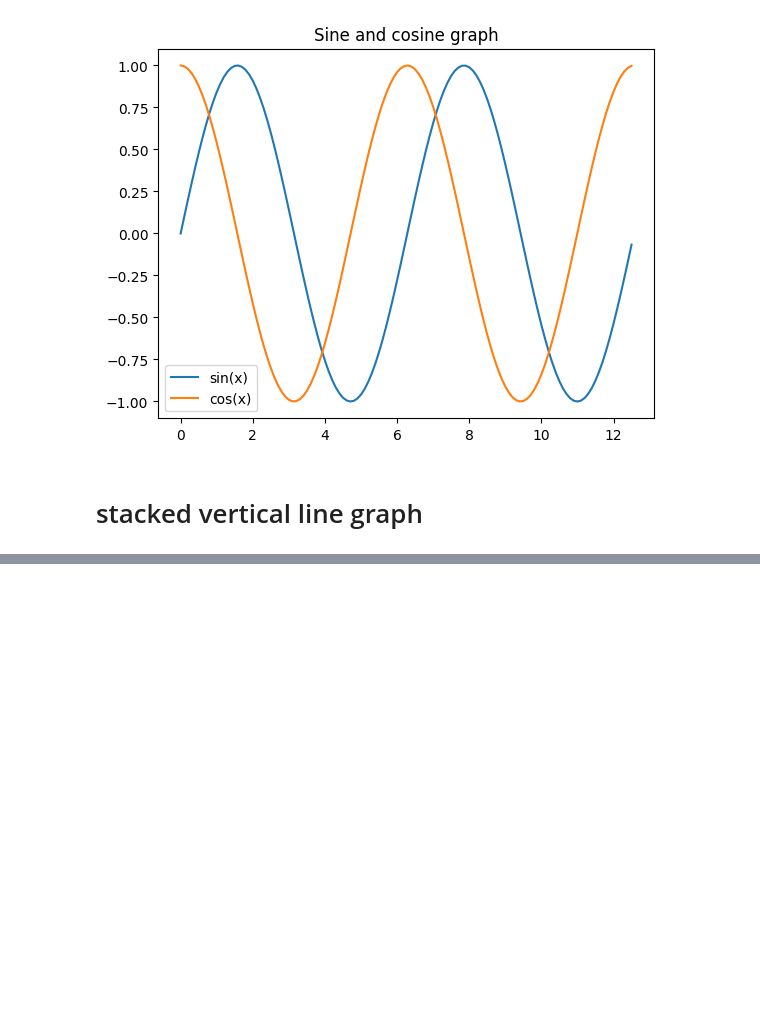
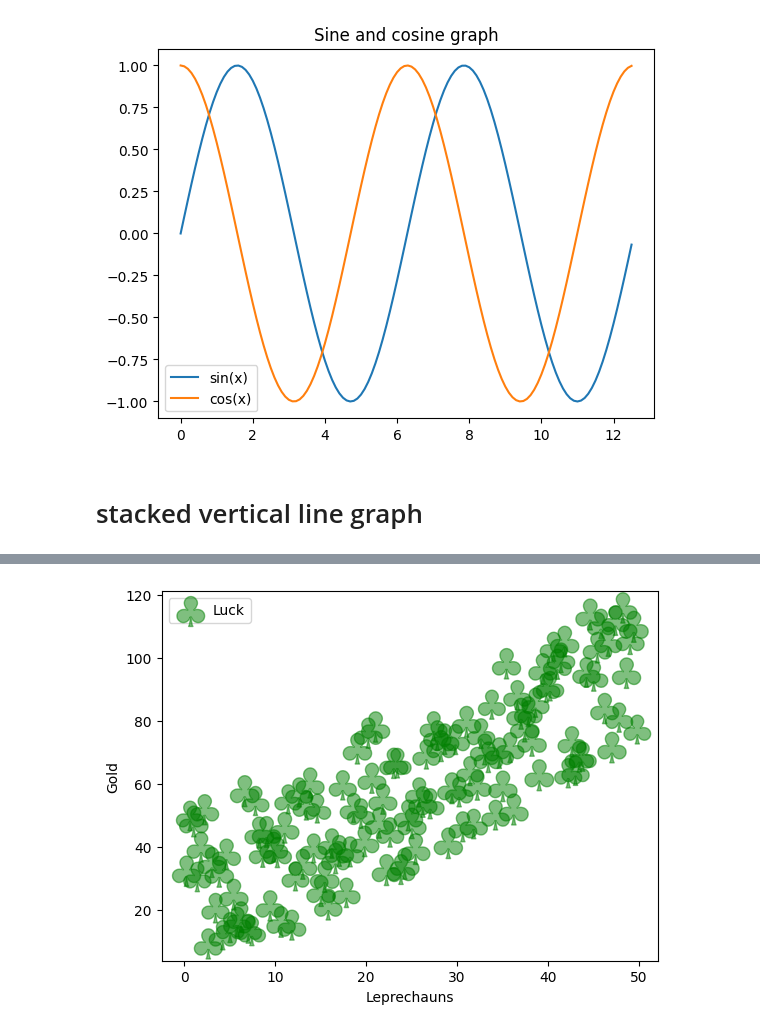
Before and after one commit to TobyWillmott/Jupyter_MatPlotLib, a Jupyter notebook: matplotlib_trial.ipynb, the cells around one changed output, grey strips where cells are left out. Drawn from its saved outputs; the diff is of its cells as text; code cells hidden in the pictures; blank space fills up the shorter version.

```diff
--- a/matplotlib_trial.ipynb
+++ b/matplotlib_trial.ipynb
@@ -182,0 +99,21 @@ ax.pie(sizes, labels=labels)
+# %%
+import matplotlib.pyplot as plt
+import numpy as np
+
+# Fixing random state for reproducibility
+np.random.seed(10801)
+
+
+x = np.arange(0.0, 50.0, 0.4)
+y = x ** 1.1 + np.random.rand(*x.shape) * 50.0
+sizes = np.random.rand(*x.shape) * 80 + 500
+
+fig, ax = plt.subplots()
+ax.scatter(x, y, sizes, c="green", alpha=0.5, marker=r'$\clubsuit$',
+           label="Luck")
+ax.set_xlabel("Leprechauns")
+ax.set_ylabel("Gold")
+ax.legend()
+plt.show()
+# %% [output]
+[figure, added]
```
Also changed, not shown: parts of 6 cells of this notebook.
